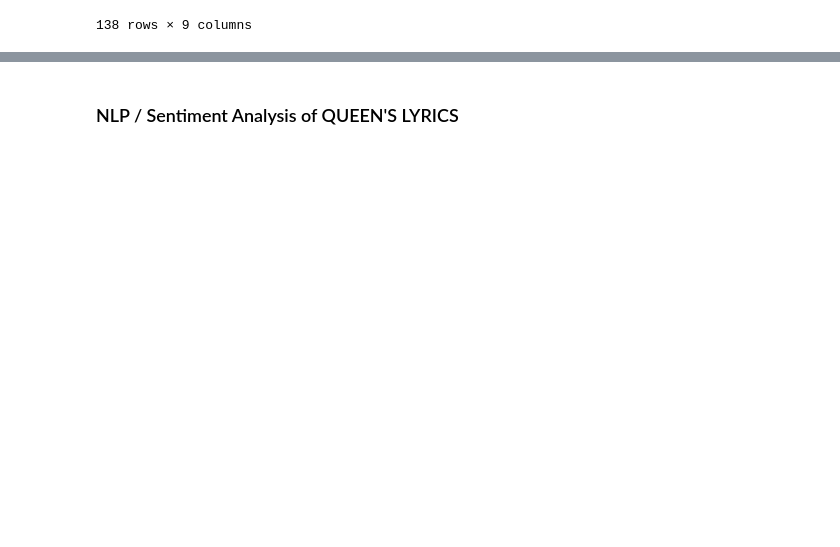
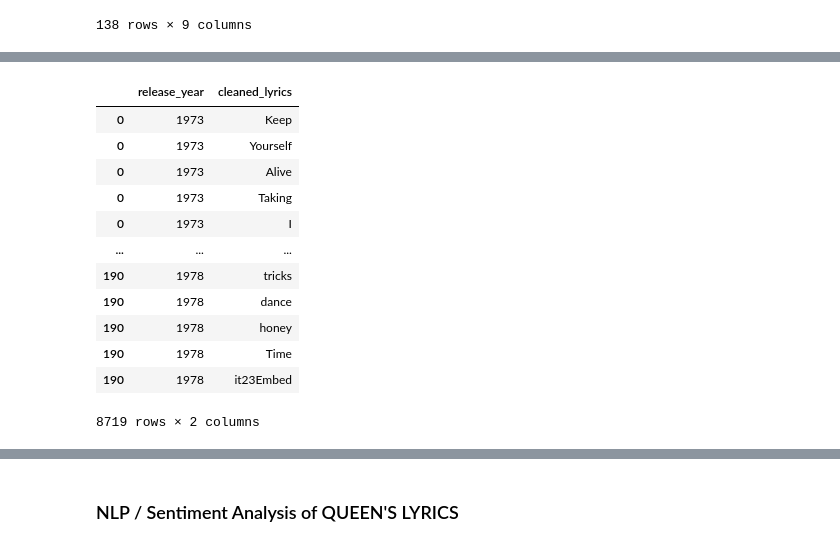
Before and after one commit to danidimarti/project4_sentiment-analysis, a Jupyter notebook: transformation.ipynb, the cells around one changed output, grey strips where cells are left out. Drawn from its saved outputs; the diff is of its cells as text; code cells hidden in the pictures; blank space fills up the shorter version.

```diff
--- a/transformation.ipynb
+++ b/transformation.ipynb
@@ -167 +160,19 @@ df.head()
+# %%
+df_2 = df.explode('cleaned_lyrics')[['release_year', 'cleaned_lyrics']]
+# %%
+df_2
+# %% [output]
+|  | release_year | cleaned_lyrics |
+| 0 | 1973 | Keep |
+| 0 | 1973 | Yourself |
+| 0 | 1973 | Alive |
+| 0 | 1973 | Taking |
+| 0 | 1973 | I |
+| ... | ... | ... |
+| 190 | 1978 | tricks |
+| 190 | 1978 | dance |
+| 190 | 1978 | honey |
+| 190 | 1978 | Time |
+| 190 | 1978 | it23Embed |
+8719 rows × 2 columns
 # %%
```
Also changed, not shown: parts of 17 cells of this notebook, 11 other files.
